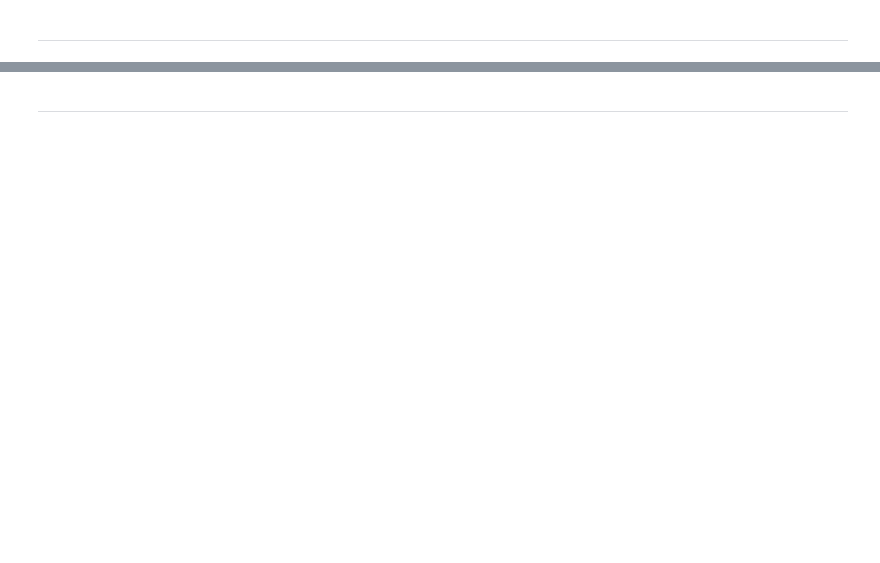
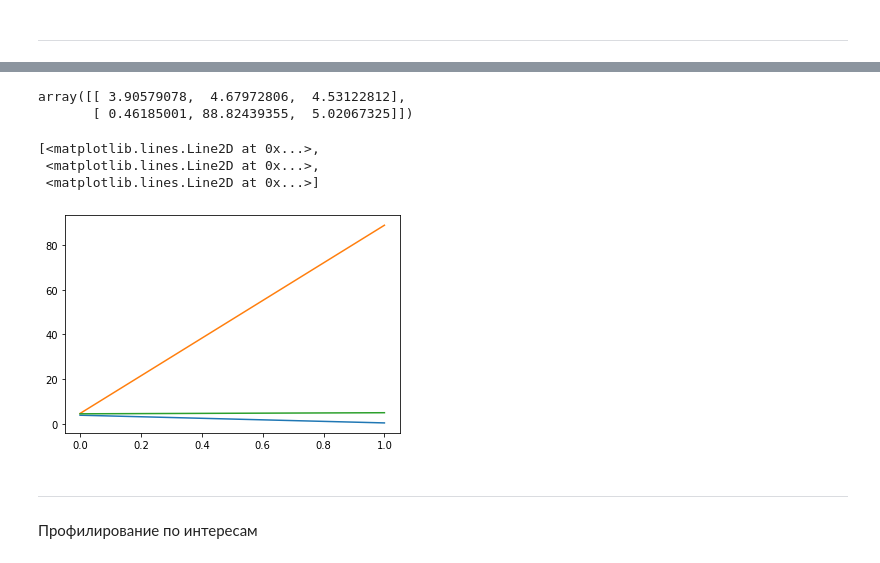
Before and after one commit to Mariammmmmmm/modeling_labs, a Jupyter notebook: Лабораторная_работа_№1_по_моделированию_ipynb".ipynb, the cells around one changed output, grey strips where cells are left out. Drawn from its saved outputs; the diff is of its cells as text; code cells hidden in the pictures; blank space fills up the shorter version.

```diff
--- a/Лабораторная_работа_№1_по_моделированию_ipynb".ipynb
+++ b/Лабораторная_работа_№1_по_моделированию_ipynb".ipynb
@@ -598,0 +592,5 @@ plt.plot(cent)
+# %%
+cols = ['amnt', 'sum(amnt)']
+vec_assemb = VectorAssembler(inputCols=cols, outputCol="spending")
+final_data = vec_assemb.transform(spending_df)
+final_data.show(10)
@@ -598,0 +615,5 @@ plt.plot(cent)
+# %%
+scaler = StandardScaler(inputCol="spending", outputCol="scaled_spending", withStd=True, withMean=False)
+scaled_model = scaler.fit(final_data)
+cluster_df = scaled_model.transform(final_data)
+cluster_df.show(5)
@@ -598,0 +631,4 @@ plt.plot(cent)
+# %%
+kmeans = KMeans(featuresCol="scaled_spending", k=3)
+model = kmeans.fit(cluster_df)
+model.transform(cluster_df).groupBy("prediction").count().show(5)
@@ -599,2 +643,18 @@ plt.plot(cent)
+# %%
+centers = model.clusterCenters()
+cent = np.array(centers).T
+cent
+# %% [output]
+array([[ 3.90579078,  4.67972806,  4.53122812],
+       [ 0.46185001, 88.82439355,  5.02067325]])
+# %%
+plt.plot(cent)
+# %% [output]
+[<matplotlib.lines.Line2D at 0x...>,
+ <matplotlib.lines.Line2D at 0x...>,
+ <matplotlib.lines.Line2D at 0x...>]
+[figure, added]
 # %% [markdown]
 --------------------------------------------------------------------------------
+# %% [markdown]
+Профилирование по интересам
```
Also changed, not shown: parts of 54 cells of this notebook.
